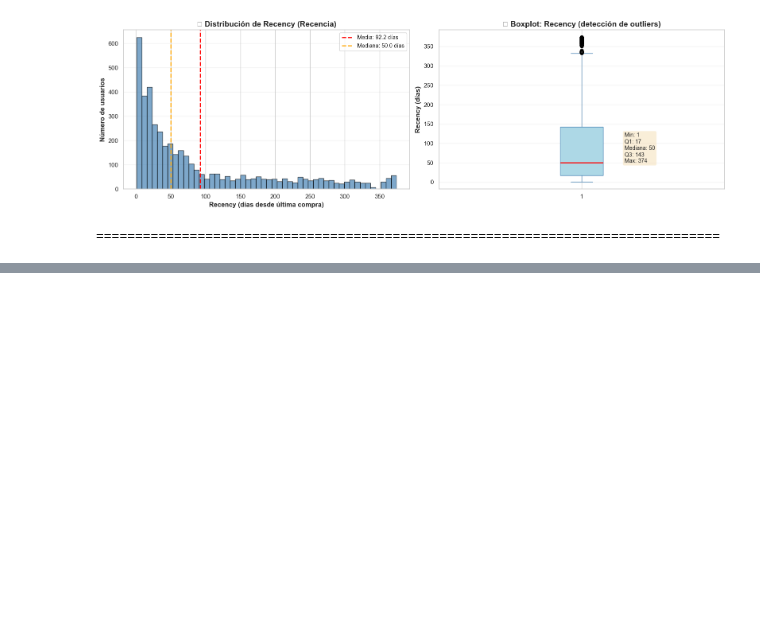
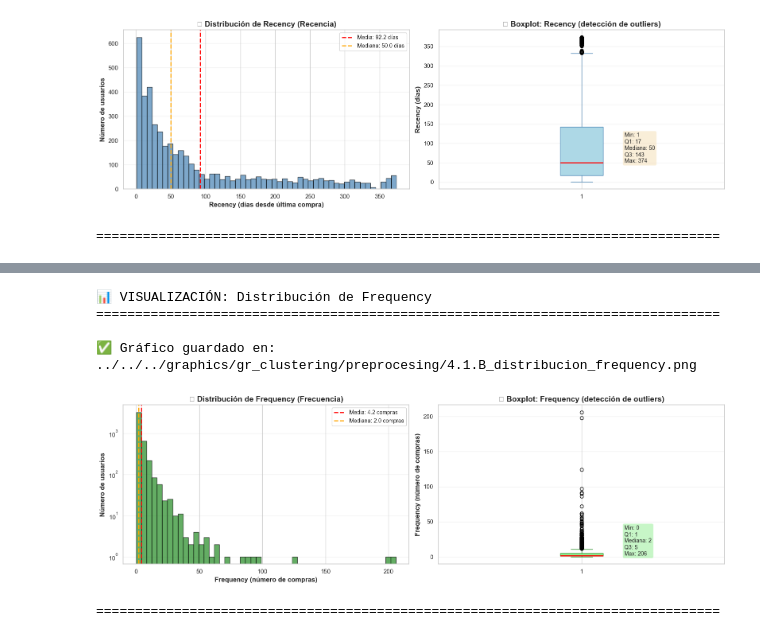
Before and after one commit to ravel01106/proyecto-master-ia-big-data, a Jupyter notebook: notebooks/clustering_proyect/preprocesing/preprocesing_data_clustering.ipynb, the cells around one changed output, grey strips where cells are left out. Saved outputs shown, nothing was run; the diff lists cells and outputs as text; code cells hidden in the pictures; blank space fills up the shorter version.

Commit message:
commit 19 frequency

```diff
--- a/notebooks/clustering_proyect/preprocesing/preprocesing_data_clustering.ipynb
+++ b/notebooks/clustering_proyect/preprocesing/preprocesing_data_clustering.ipynb
@@ -579,0 +776,52 @@ print('\n' + '='*80)
+# %%
+# ── Visualización de la distribución de Frequency ────────────────────────────
+
+print('\nVISUALIZACIÓN: Distribución de Frequency')
+print('='*80)
+
+fig, axes = plt.subplots(1, 2, figsize=(16, 5))
+
+# ── Gráfico 1: Histograma (escala logarítmica en Y) ───────────────────────
+axes[0].hist(df_rfm['Frequency'], bins=50, color='forestgreen', edgecolor='black', alpha=0.7)
+axes[0].axvline(df_rfm['Frequency'].mean(), color='red', linestyle='--', linewidth=2, label=f'Media: {df_rfm["Frequency"].mean():.1f} compras')
+axes[0].axvline(df_rfm['Frequency'].median(), color='orange', linestyle='--', linewidth=2, label=f'Mediana: {df_rfm["Frequency"].median():.1f} compras')
+axes[0].set_xlabel('Frequency (número de compras)', fontsize=12, fontweight='bold')
+axes[0].set_ylabel('Número de usuarios', fontsize=12, fontweight='bold')
+axes[0].set_title('Distribución de Frequency (Frecuencia)', fontsize=14, fontweight='bold')
+axes[0].legend(fontsize=10)
+axes[0].grid(axis='y', alpha=0.3)
+# Escala logarítmica en Y si hay mucha concentración en valores bajos
+axes[0].set_yscale('log')
+
+# ── Gráfico 2: Boxplot ────────────────────────────────────────────────────────
+axes[1].boxplot(df_rfm['Frequency'], vert=True, patch_artist=True,
+                boxprops=dict(facecolor='lightgreen', color='forestgreen'),
+                whiskerprops=dict(color='forestgreen'),
+                capprops=dict(color='forestgreen'),
+                medianprops=dict(color='red', linewidth=2))
+axes[1].set_ylabel('Frequency (número de compras)', fontsize=12, fontweight='bold')
+axes[1].set_title('Boxplot: Frequency (detección de outliers)', fontsize=14, fontweight='bold')
+axes[1].grid(axis='y', alpha=0.3)
+
+# Añadir estadísticas al boxplot
+stats_text = f'Min: {df_rfm["Frequency"].min():.0f}\nQ1: {df_rfm["Frequency"].quantile(0.25):.0f}\nMediana: {df_rfm["Frequency"].median():.0f}\nQ3: {df_rfm["Frequency"].quantile(0.75):.0f}\nMax: {df_rfm["Frequency"].max():.0f}'
+axes[1].text(1.15, df_rfm['Frequency'].median(), stats_text, fontsize=10,
+             bbox=dict(boxstyle='round', facecolor='lightgreen', alpha=0.5))
+
+plt.tight_layout()
+
+# Guardar gráfico
+ruta_grafico = os.path.join(RUTA_GRAFICOS, '4.1.B_distribucion_frequency.png')
+plt.savefig(ruta_grafico, dpi=300, bbox_inches='tight')
+print(f'\n[OK] Gráfico guardado en: {ruta_grafico}')
+
+plt.show()
+
+print('\n' + '='*80)
+# %% [output]
+📊 VISUALIZACIÓN: Distribución de Frequency
+================================================================================
+
+✅ Gráfico guardado en: ../../../graphics/gr_clustering/preprocesing/4.1.B_distribucion_frequency.png
+[figure, added]
+================================================================================
```
Also changed, not shown: parts of 14 cells of this notebook, 2 other files.
